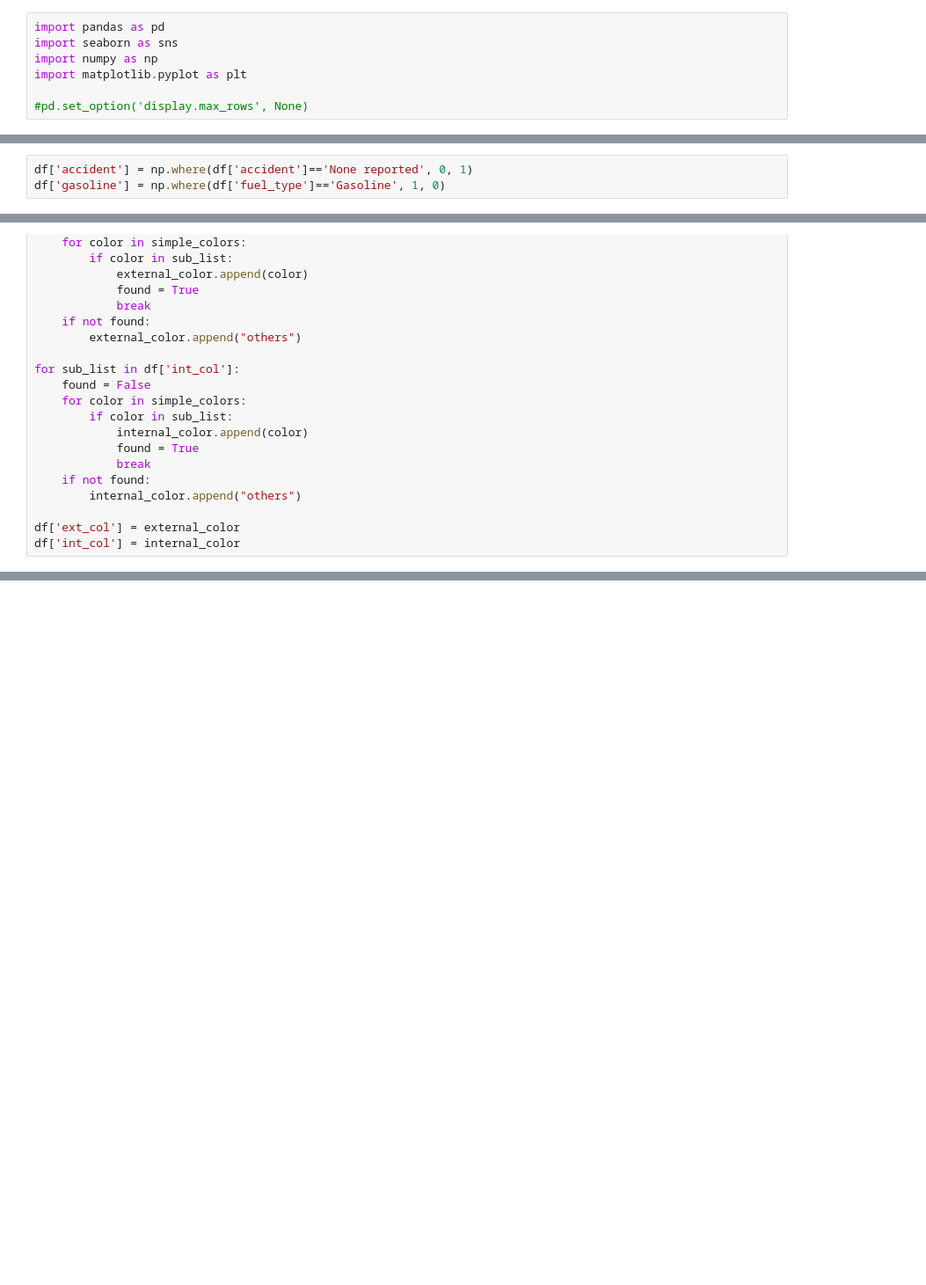
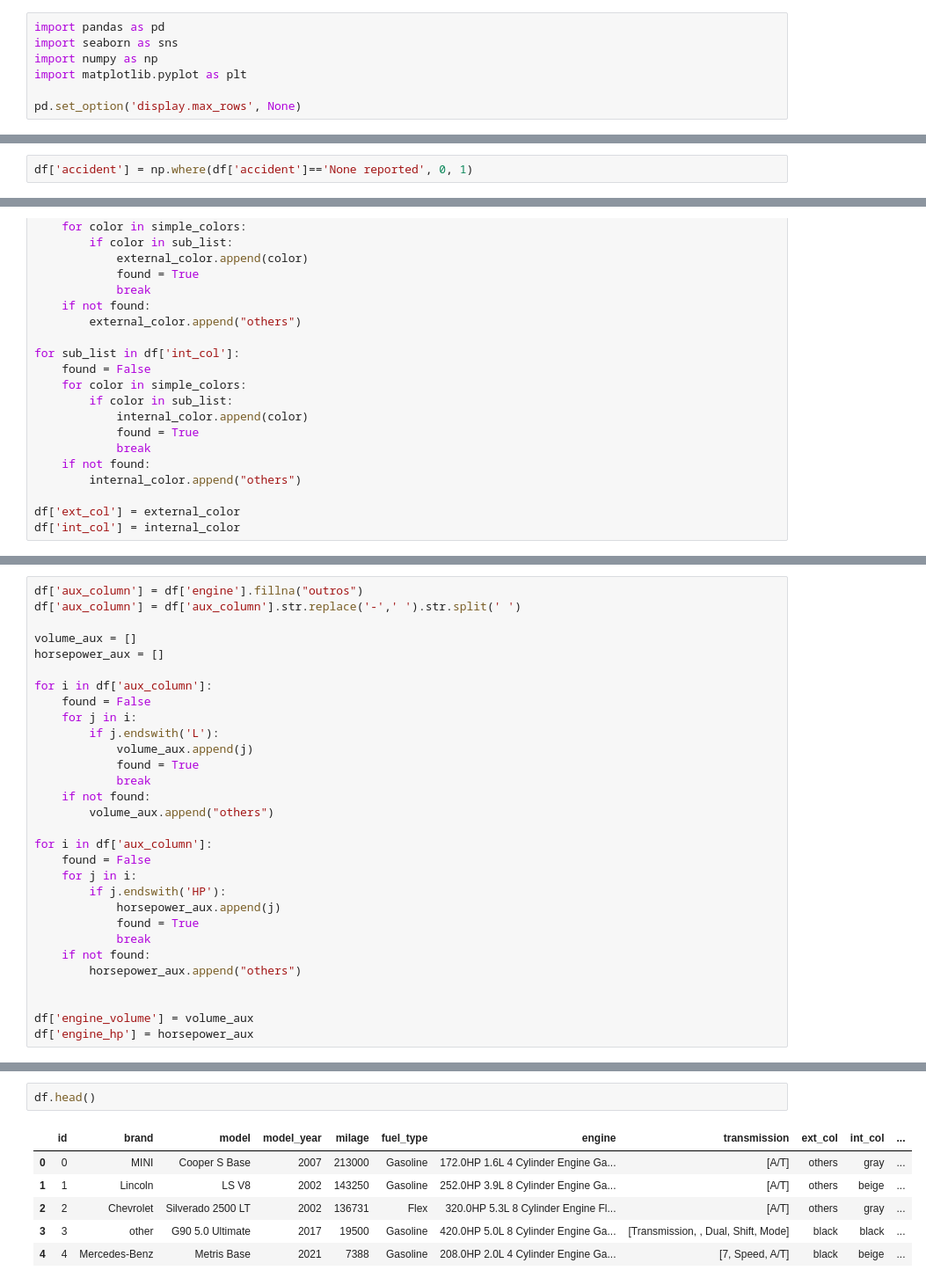
Before and after one commit to HennFuu/car_price_competition, a Jupyter notebook: notebook_1.ipynb, the cells around one changed output, grey strips where cells are left out. Shown at 88% size. Saved outputs shown, nothing was run; the diff lists cells and outputs as text; blank space fills up the shorter version.

Commit message:
model training attemp 1

```diff
--- a/notebook_1.ipynb
+++ b/notebook_1.ipynb
@@ -4,7 +4,7 @@ import seaborn as sns
 import numpy as np
 import matplotlib.pyplot as plt
 
-#pd.set_option('display.max_rows', None)
+pd.set_option('display.max_rows', None)
 # %%
 df = pd.read_csv('./train.csv')
 # %% [markdown]
@@ -61,7 +61,6 @@ df.describe()
 # Cleaning & Transforming Data
 # %%
 df['accident'] = np.where(df['accident']=='None reported', 0, 1)
-df['gasoline'] = np.where(df['fuel_type']=='Gasoline', 1, 0)
 # %%
 # ext_col and int_col
 df['int_col'] = df['int_col'].str.replace('/',' ').str.lower().str.split(' ')
@@ -199,0 +182,30 @@ Name: count, Length: 1117, dtype: int64
+# %%
+df['aux_column'] = df['engine'].fillna("outros")
+df['aux_column'] = df['aux_column'].str.replace('-',' ').str.split(' ')
+
+volume_aux = []
+horsepower_aux = []
+
+for i in df['aux_column']:
+    found = False
+    for j in i:
+        if j.endswith('L'):
+            volume_aux.append(j)
+            found = True
+            break
+    if not found:
+        volume_aux.append("others")
+
+for i in df['aux_column']:
+    found = False
+    for j in i:
+        if j.endswith('HP'):
+            horsepower_aux.append(j)
+            found = True
+            break
+    if not found:
+        horsepower_aux.append("others")
+
+
+df['engine_volume'] = volume_aux
+df['engine_hp'] = horsepower_aux
@@ -199,0 +237,9 @@ Name: count, Length: 1117, dtype: int64
+# %%
+df.head()
+# %% [output]
+|  | id | brand | model | model_year | milage | fuel_type | engine | transmission | ext_col | int_col | ... |
+| 0 | 0 | MINI | Cooper S Base | 2007 | 213000 | Gasoline | 172.0HP 1.6L 4 Cylinder Engine Ga... | [A/T] | others | gray | ... |
+| 1 | 1 | Lincoln | LS V8 | 2002 | 143250 | Gasoline | 252.0HP 3.9L 8 Cylinder Engine Ga... | [A/T] | others | beige | ... |
+| 2 | 2 | Chevrolet | Silverado 2500 LT | 2002 | 136731 | Flex | 320.0HP 5.3L 8 Cylinder Engine Fl... | [A/T] | others | gray | ... |
+| 3 | 3 | other | G90 5.0 Ultimate | 2017 | 19500 | Gasoline | 420.0HP 5.0L 8 Cylinder Engine Ga... | [Transmission, , Dual, Shift, Mode] | black | black | ... |
+| 4 | 4 | Mercedes-Benz | Metris Base | 2021 | 7388 | Gasoline | 208.0HP 2.0L 4 Cylinder Engine Ga... | [7, Speed, A/T] | black | beige | ... |
```
Also changed, not shown: parts of 14 cells of this notebook.
